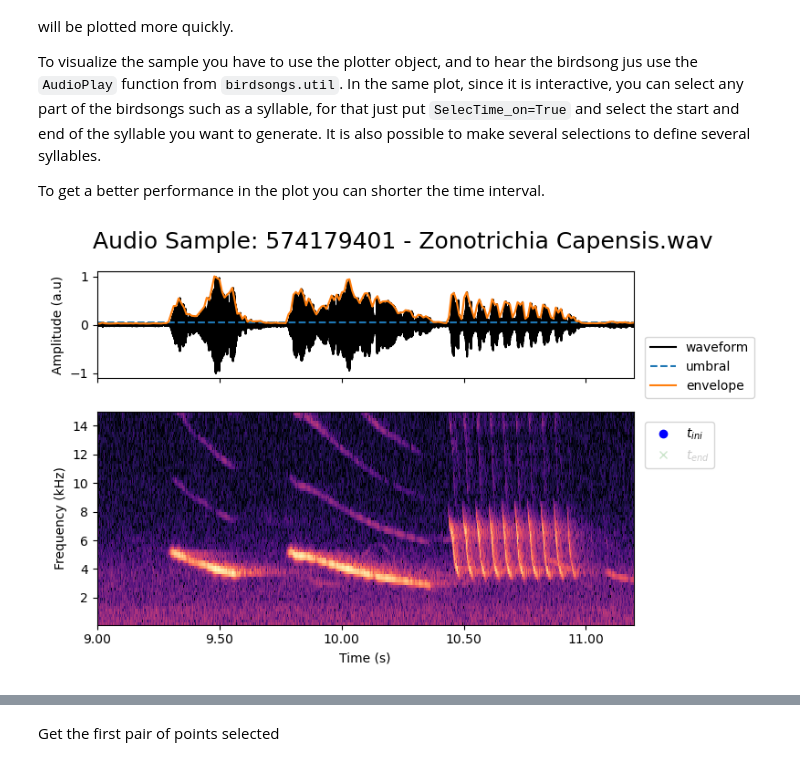
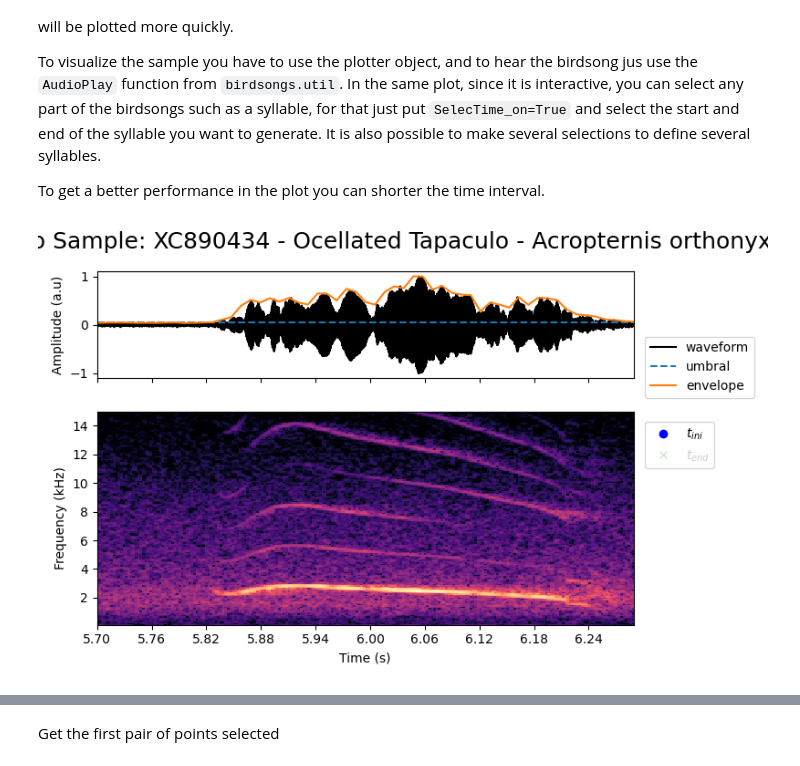
Before and after one commit to saguileran/birdsongs, a Jupyter notebook: tutorials/syllable.ipynb, the cells around one changed output, grey strips where cells are left out. Drawn from its saved outputs; the diff is of its cells as text; code cells hidden in the pictures.

```diff
--- a/tutorials/syllable.ipynb
+++ b/tutorials/syllable.ipynb
@@ -67,11 +68,12 @@ To visualize the sample you have to use the plotter object, and to hear the bird
 
 To get a better performance in the plot you can shorter the time interval.
 # %%
-birdsong = bs.BirdSong(paths, file_id="574179401", tlim=(9,11.2), NN=256, flim=(1e2,15e3) )
+birdsong = bs.BirdSong(paths, file_id="XC890434", tlim=(5.7, 6.3), NN=512, flim=(1e2,15e3))
+#birdsong = bs.BirdSong(paths, file_id="574179401", tlim=(9,11.2), NN=256, flim=(1e2,15e3))
 plotter.Plot(birdsong, FF_on=False, SelectTime_on=True)
 AudioPlay(birdsong)
 # %% [output]
-[figure, old version]
+[figure, new version]
 [interactive output not drawn]
 # %% [markdown]
 Get the first pair of points selected
```
Also changed, not shown: parts of 11 cells of this notebook, 5 other files.
